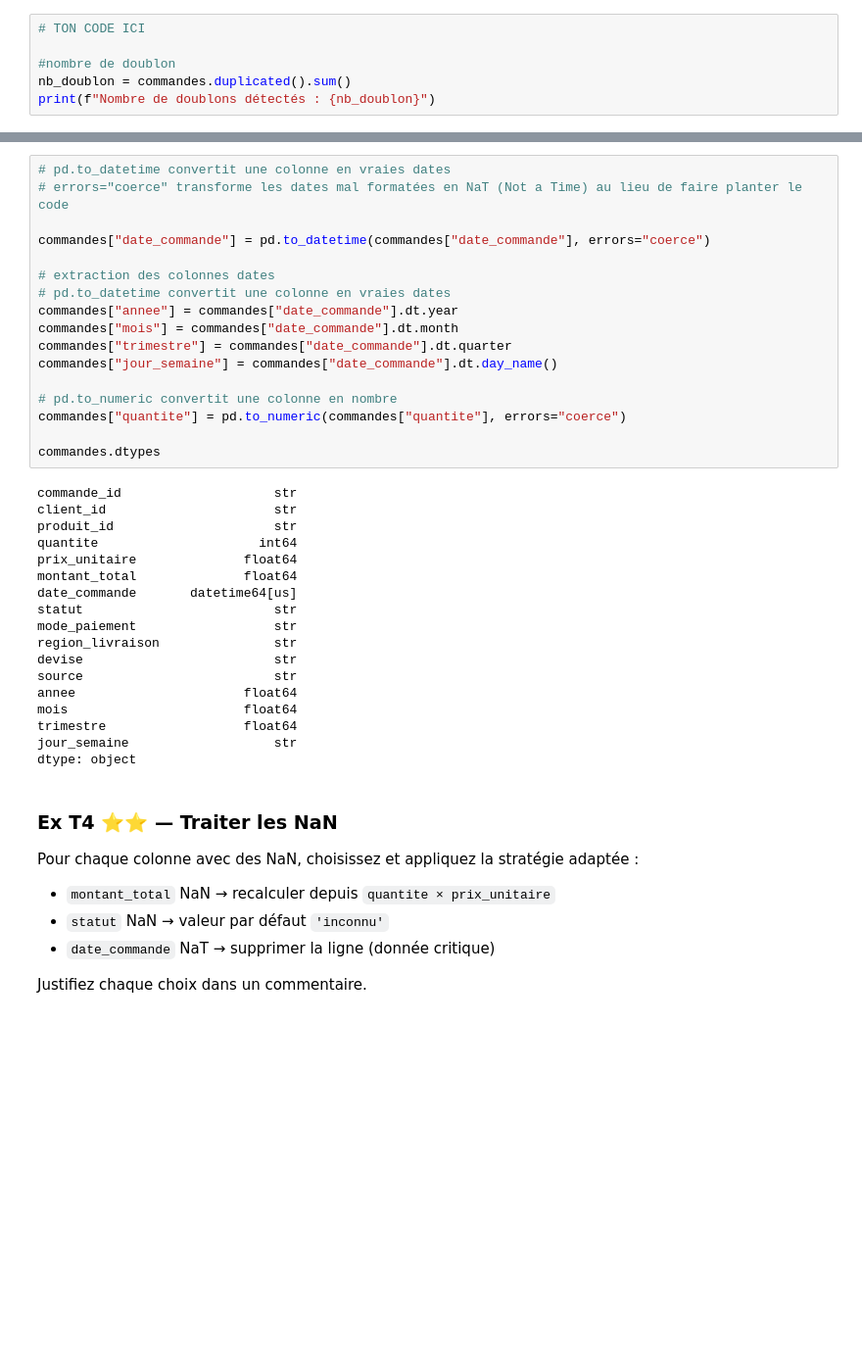
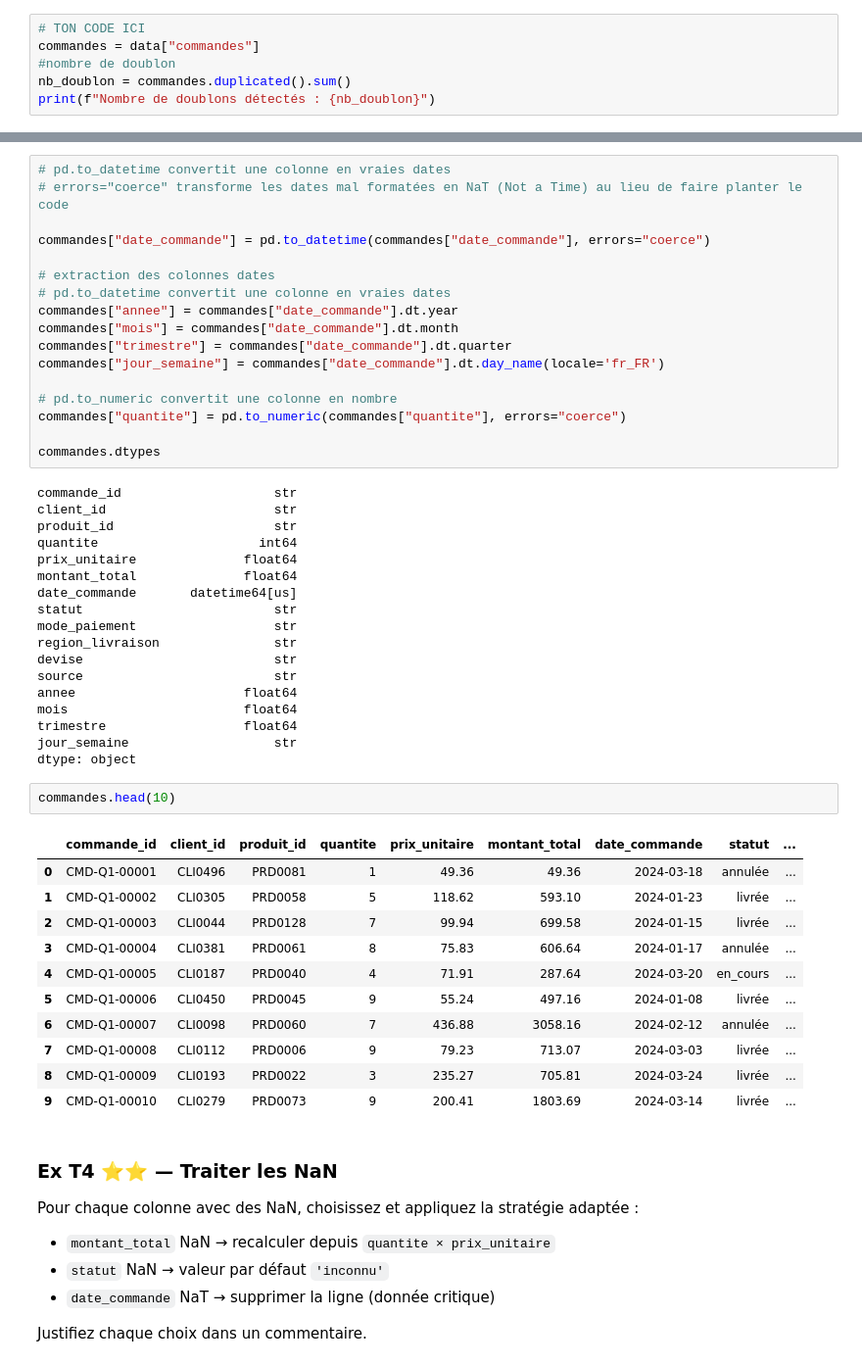
Before and after one commit to Exaucee/ETL-Exercices, a Jupyter notebook: ETL_exercices.ipynb, the cells around one changed output, grey strips where cells are left out. Shown at 98% size. Saved outputs shown, nothing was run; the diff lists cells and outputs as text; blank space fills up the shorter version.

```diff
--- a/ETL_exercices.ipynb
+++ b/ETL_exercices.ipynb
@@ -284,7 +289,7 @@ Sur le DataFrame consolidé :
 4. Vérifiez qu'il n'en reste plus
 # %%
 # TON CODE ICI
-
+commandes = data["commandes"]
 #nombre de doublon
 nb_doublon = commandes.duplicated().sum()
 print(f"Nombre de doublons détectés : {nb_doublon}")
@@ -341,7 +346,7 @@ commandes["date_commande"] = pd.to_datetime(commandes["date_commande"], errors="
 commandes["annee"] = commandes["date_commande"].dt.year
 commandes["mois"] = commandes["date_commande"].dt.month
 commandes["trimestre"] = commandes["date_commande"].dt.quarter
-commandes["jour_semaine"] = commandes["date_commande"].dt.day_name()
+commandes["jour_semaine"] = commandes["date_commande"].dt.day_name(locale='fr_FR')
 
 # pd.to_numeric convertit une colonne en nombre
 commandes["quantite"] = pd.to_numeric(commandes["quantite"], errors="coerce")
@@ -365,6 +370,20 @@ mois                       float64
 trimestre                  float64
 jour_semaine                   str
 dtype: object
+# %%
+commandes.head(10)
+# %% [output]
+|  | commande_id | client_id | produit_id | quantite | prix_unitaire | montant_total | date_commande | statut | ... |
+| 0 | CMD-Q1-00001 | CLI0496 | PRD0081 | 1 | 49.36 | 49.36 | 2024-03-18 | annulée | ... |
+| 1 | CMD-Q1-00002 | CLI0305 | PRD0058 | 5 | 118.62 | 593.10 | 2024-01-23 | livrée | ... |
+| 2 | CMD-Q1-00003 | CLI0044 | PRD0128 | 7 | 99.94 | 699.58 | 2024-01-15 | livrée | ... |
+| 3 | CMD-Q1-00004 | CLI0381 | PRD0061 | 8 | 75.83 | 606.64 | 2024-01-17 | annulée | ... |
+| 4 | CMD-Q1-00005 | CLI0187 | PRD0040 | 4 | 71.91 | 287.64 | 2024-03-20 | en_cours | ... |
+| 5 | CMD-Q1-00006 | CLI0450 | PRD0045 | 9 | 55.24 | 497.16 | 2024-01-08 | livrée | ... |
+| 6 | CMD-Q1-00007 | CLI0098 | PRD0060 | 7 | 436.88 | 3058.16 | 2024-02-12 | annulée | ... |
+| 7 | CMD-Q1-00008 | CLI0112 | PRD0006 | 9 | 79.23 | 713.07 | 2024-03-03 | livrée | ... |
+| 8 | CMD-Q1-00009 | CLI0193 | PRD0022 | 3 | 235.27 | 705.81 | 2024-03-24 | livrée | ... |
+| 9 | CMD-Q1-00010 | CLI0279 | PRD0073 | 9 | 200.41 | 1803.69 | 2024-03-14 | livrée | ... |
 # %% [markdown]
 ### Ex T4 ⭐⭐ — Traiter les NaN
 Pour chaque colonne avec des NaN, choisissez et appliquez la stratégie adaptée :
```
Also changed, not shown: parts of 8 cells of this notebook.
